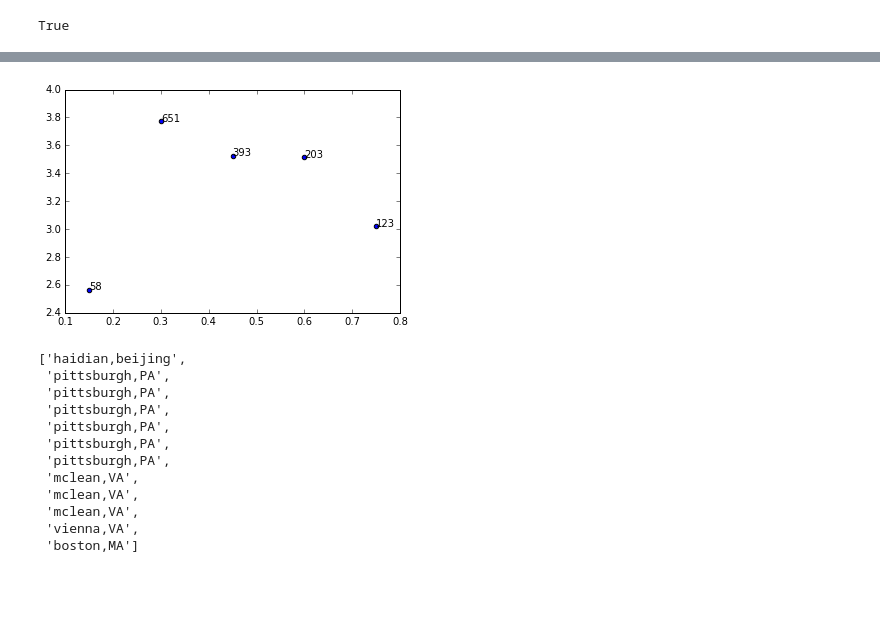
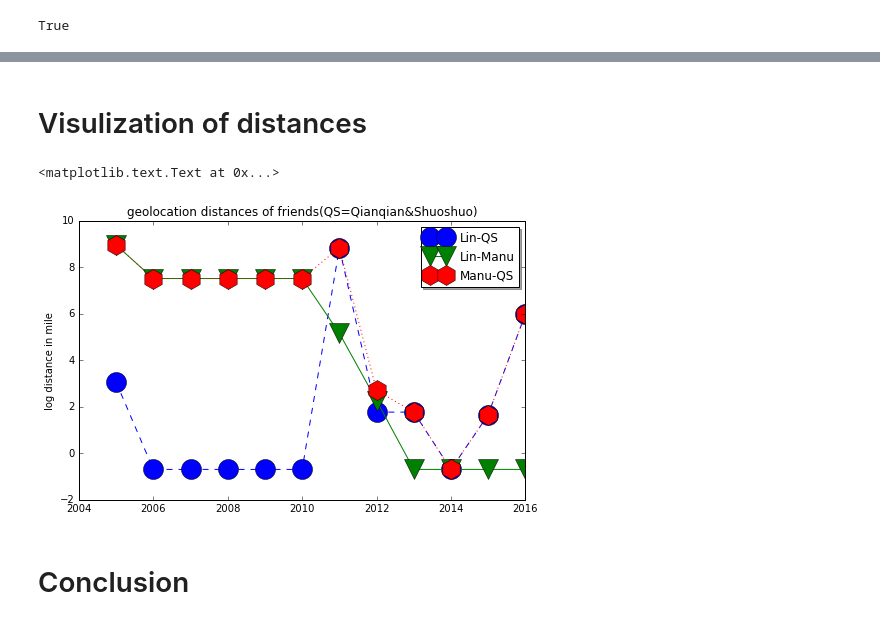
Before and after one commit to zangsir/deepLearningCode, a Jupyter notebook: geolocation.ipynb, the cells around one changed output, grey strips where cells are left out. Drawn from its saved outputs; the diff is of its cells as text; code cells hidden in the pictures; blank space fills up the shorter version.

Commit message:
editted geoloc

```diff
--- a/geolocation.ipynb
+++ b/geolocation.ipynb
@@ -1,6 +5,13 @@
 # %%
 from geopy.geocoders import Nominatim
 from geopy.distance import vincenty
+import matplotlib.pyplot as plt
+%matplotlib inline
+import numpy as np
+
+
+def dists_log(dists):
+    return np.log(np.array(dists))
 
 def distance(city1,city2):
     geolocator = Nominatim()
@@ -9,3 +20,9 @@ def distance(city1,city2):
     city1_cor=(location1.latitude, location1.longitude)
     city2_cor=(location2.latitude, location2.longitude)
     return vincenty(city1_cor,city2_cor).miles
+
+
+def jitter_dist(dists):
+    for i in range(len(dists)):
+        if dists[i]==0.0:
+            dists[i]=0.5
@@ -59,11 +62,0 @@ import matplotlib.pyplot as plt
-# %%
-import numpy as np
-dists_log=np.log(np.array(dists))
-fig,ax=plt.subplots()
-
-ax.plot(time,dists_log,marker='o')
-#ax.title('Lin and Qianqian distance')
-#ax.ylabel('log distance in mile')
-
-for i, txt in enumerate(cl_loc):
-    ax.annotate(txt, (time[i],dists_log[i]))
@@ -72,27 +62,0 @@ for i, txt in enumerate(cl_loc):
-# %%
-y=[2.56422, 3.77284,3.52623,3.51468,3.02199]
-z=[0.15, 0.3, 0.45, 0.6, 0.75]
-n=[58,651,393,203,123]
-
-fig, ax = plt.subplots()
-ax.scatter(z, y)
-
-for i, txt in enumerate(n):
-    ax.annotate(txt, (z[i],y[i]))
-# %% [output]
-[figure, removed]
-# %%
-cl_loc
-# %% [output]
-['haidian,beijing',
- 'pittsburgh,PA',
- 'pittsburgh,PA',
- 'pittsburgh,PA',
- 'pittsburgh,PA',
- 'pittsburgh,PA',
- 'pittsburgh,PA',
- 'mclean,VA',
- 'mclean,VA',
- 'mclean,VA',
- 'vienna,VA',
- 'boston,MA']
@@ -98,0 +68,23 @@ cl_loc
+# %% [markdown]
+# Visulization of distances
+# %%
+fig,ax=plt.subplots(figsize=(8,5))
+ax.set_title('geolocation distances of friends(QS=Qianqian&Shuoshuo)')
+
+ax.plot(time,dists_log(dists_cq),'o--',markersize=20,label='Lin-QS')
+ax.plot(time,dists_log(dists_cm),'v-',markersize=20,label='Lin-Manu')
+ax.plot(time,dists_log(dists_mq),'h:',markersize=20,label='Manu-QS')
+
+legend = ax.legend(loc='upper right', shadow=True)
+
+
+
+ax.set_ylabel('log distance in mile')
+
+#for i, txt in enumerate(labels):
+ #   ax.annotate(txt, (time[i],dists_log[i]))
+# %% [output]
+<matplotlib.text.Text at 0x...>
+[figure, added]
+# %% [markdown]
+# Conclusion
```
Also changed, not shown: parts of 11 cells of this notebook.
